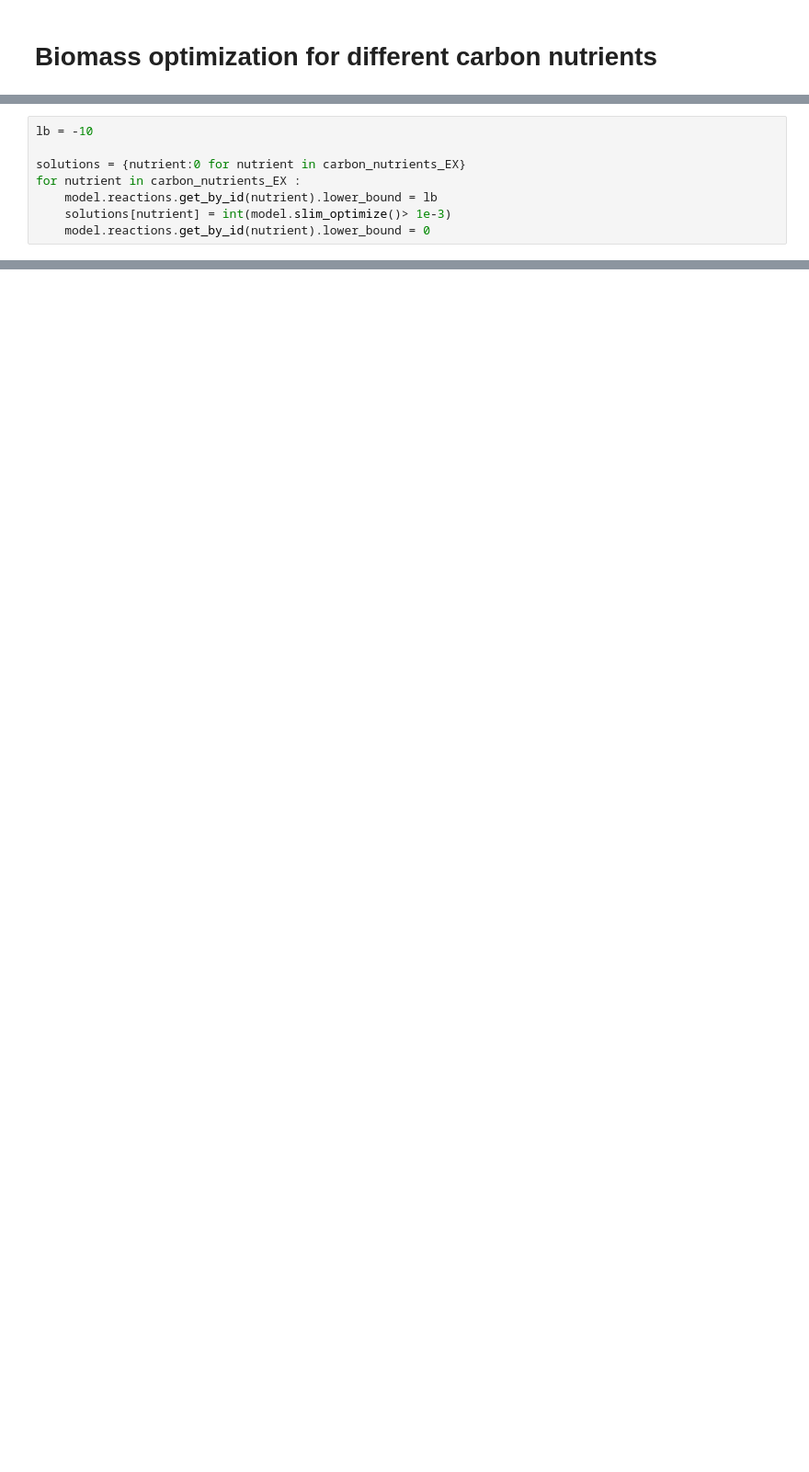
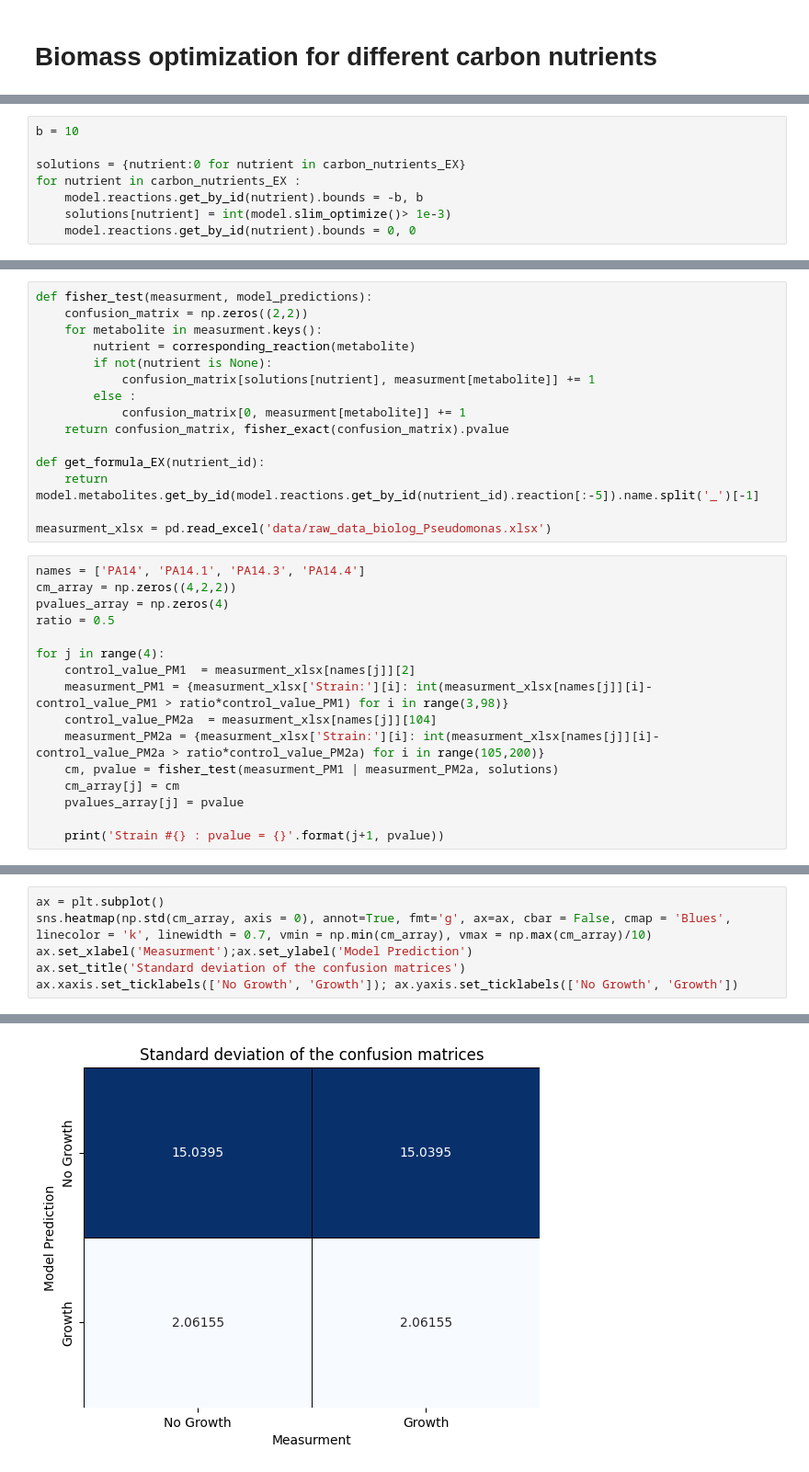
Before and after one commit to ccomee/python-file, a Jupyter notebook: Pseudomonas aeruginosa.ipynb, the cells around one changed output, grey strips where cells are left out. Shown at 92% size. Drawn from its saved outputs; the diff is of its cells as text; blank space fills up the shorter version.

```diff
--- a/Pseudomonas aeruginosa.ipynb
+++ b/Pseudomonas aeruginosa.ipynb
@@ -41,8 +68,8 @@ for rea in model.reactions :
 # %%
-lb = -10
+b = 10
 
 solutions = {nutrient:0 for nutrient in carbon_nutrients_EX}
 for nutrient in carbon_nutrients_EX :
-    model.reactions.get_by_id(nutrient).lower_bound = lb
+    model.reactions.get_by_id(nutrient).bounds = -b, b
     solutions[nutrient] = int(model.slim_optimize()> 1e-3)
-    model.reactions.get_by_id(nutrient).lower_bound = 0
+    model.reactions.get_by_id(nutrient).bounds = 0, 0
@@ -48,0 +78,31 @@ for nutrient in carbon_nutrients_EX :
+# %%
+def fisher_test(measurment, model_predictions):
+    confusion_matrix = np.zeros((2,2))
+    for metabolite in measurment.keys():
+        nutrient = corresponding_reaction(metabolite)
+        if not(nutrient is None):
+            confusion_matrix[solutions[nutrient], measurment[metabolite]] += 1
+        else :
+            confusion_matrix[0, measurment[metabolite]] += 1
+    return confusion_matrix, fisher_exact(confusion_matrix).pvalue
+
+def get_formula_EX(nutrient_id):
+    return model.metabolites.get_by_id(model.reactions.get_by_id(nutrient_id).reaction[:-5]).name.split('_')[-1]
+
+measurment_xlsx = pd.read_excel('data/raw_data_biolog_Pseudomonas.xlsx')
+# %%
+names = ['PA14', 'PA14.1', 'PA14.3', 'PA14.4']
+cm_array = np.zeros((4,2,2))
+pvalues_array = np.zeros(4)
+ratio = 0.5
+
+for j in range(4):
+    control_value_PM1  = measurment_xlsx[names[j]][2]
+    measurment_PM1 = {measurment_xlsx['Strain:'][i]: int(measurment_xlsx[names[j]][i]- control_value_PM1 > ratio*control_value_PM1) for i in range(3,98)}
+    control_value_PM2a  = measurment_xlsx[names[j]][104]
+    measurment_PM2a = {measurment_xlsx['Strain:'][i]: int(measurment_xlsx[names[j]][i]- control_value_PM2a > ratio*control_value_PM2a) for i in range(105,200)}
+    cm, pvalue = fisher_test(measurment_PM1 | measurment_PM2a, solutions)
+    cm_array[j] = cm
+    pvalues_array[j] = pvalue
+
+    print('Strain #{} : pvalue = {}'.format(j+1, pvalue))
@@ -48,0 +128,7 @@ for nutrient in carbon_nutrients_EX :
+# %%
+ax = plt.subplot()
+sns.heatmap(np.std(cm_array, axis = 0), annot=True, fmt='g', ax=ax, cbar = False, cmap = 'Blues', linecolor = 'k', linewidth = 0.7, vmin = np.min(cm_array), vmax = np.max(cm_array)/10)
+ax.set_xlabel('Measurment');ax.set_ylabel('Model Prediction')
+ax.set_title('Standard deviation of the confusion matrices')
+ax.xaxis.set_ticklabels(['No Growth', 'Growth']); ax.yaxis.set_ticklabels(['No Growth', 'Growth'])
+# %% [output]
@@ -48,0 +136 @@ for nutrient in carbon_nutrients_EX :
+[figure, added]
```
Also changed, not shown: parts of 19 cells of this notebook, 19 other files.
